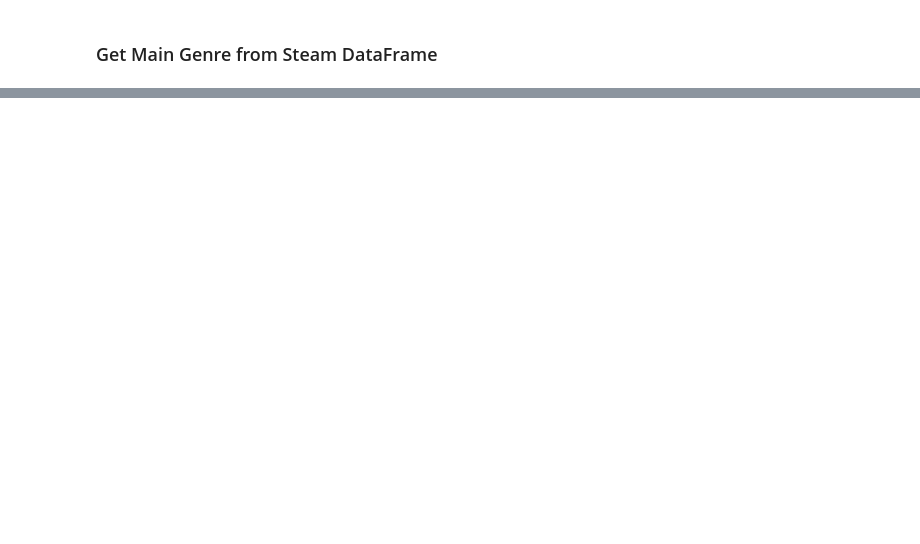
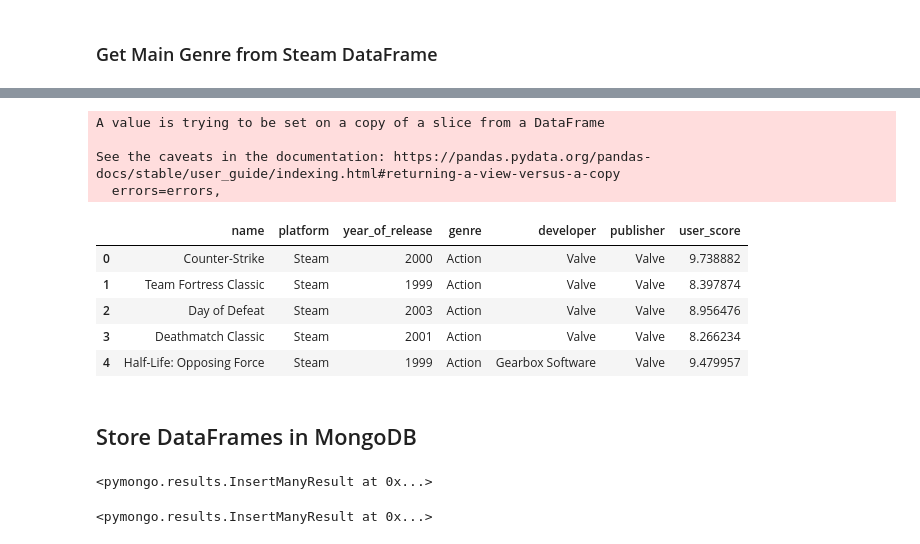
Before and after one commit to RaulMaya/Video_Games_Analysis, a Jupyter notebook: ETL_Project.ipynb, the cells around one changed output, grey strips where cells are left out. Cells and saved outputs as stored; diff of their text form; code cells hidden in the pictures; blank space fills up the shorter version.

```diff
--- a/ETL_Project.ipynb
+++ b/ETL_Project.ipynb
@@ -90,0 +221,23 @@ for index, row in steam_compact.iterrows():
+# %%
+columns = {
+    'platforms_steam':'platform',
+    'genres':'genre',
+    'developer':'developer',
+    'publisher':'publisher',
+    'release_year':'year_of_release',
+    'User_Score':'user_score'}
+steam_clean.rename(columns = columns, inplace=True)
+steam_clean.head()
+# %% [output]
+A value is trying to be set on a copy of a slice from a DataFrame
+
+See the caveats in the documentation: https://pandas.pydata.org/pandas-docs/stable/user_guide/indexing.html#returning-a-view-versus-a-copy
+  errors=errors,
+|  | name | platform | year_of_release | genre | developer | publisher | user_score |
+| 0 | Counter-Strike | Steam | 2000 | Action | Valve | Valve | 9.738882 |
+| 1 | Team Fortress Classic | Steam | 1999 | Action | Valve | Valve | 8.397874 |
+| 2 | Day of Defeat | Steam | 2003 | Action | Valve | Valve | 8.956476 |
+| 3 | Deathmatch Classic | Steam | 2001 | Action | Valve | Valve | 8.266234 |
+| 4 | Half-Life: Opposing Force | Steam | 1999 | Action | Gearbox Software | Valve | 9.479957 |
+# %% [markdown]
+## Store DataFrames in MongoDB
@@ -90,0 +254,12 @@ for index, row in steam_compact.iterrows():
+# %%
+# console_compact.reset_index(inplace=True)
+console_dict = console_clean.to_dict("records")
+db.console.insert_many(console_dict)
+# %% [output]
+<pymongo.results.InsertManyResult at 0x...>
+# %%
+# console_compact.reset_index(inplace=True)
+steam_dict = steam_clean.to_dict("records")
+db.steam.insert_many(steam_dict)
+# %% [output]
+<pymongo.results.InsertManyResult at 0x...>
```
Also changed, not shown: parts of 39 cells of this notebook, 1 other file.
